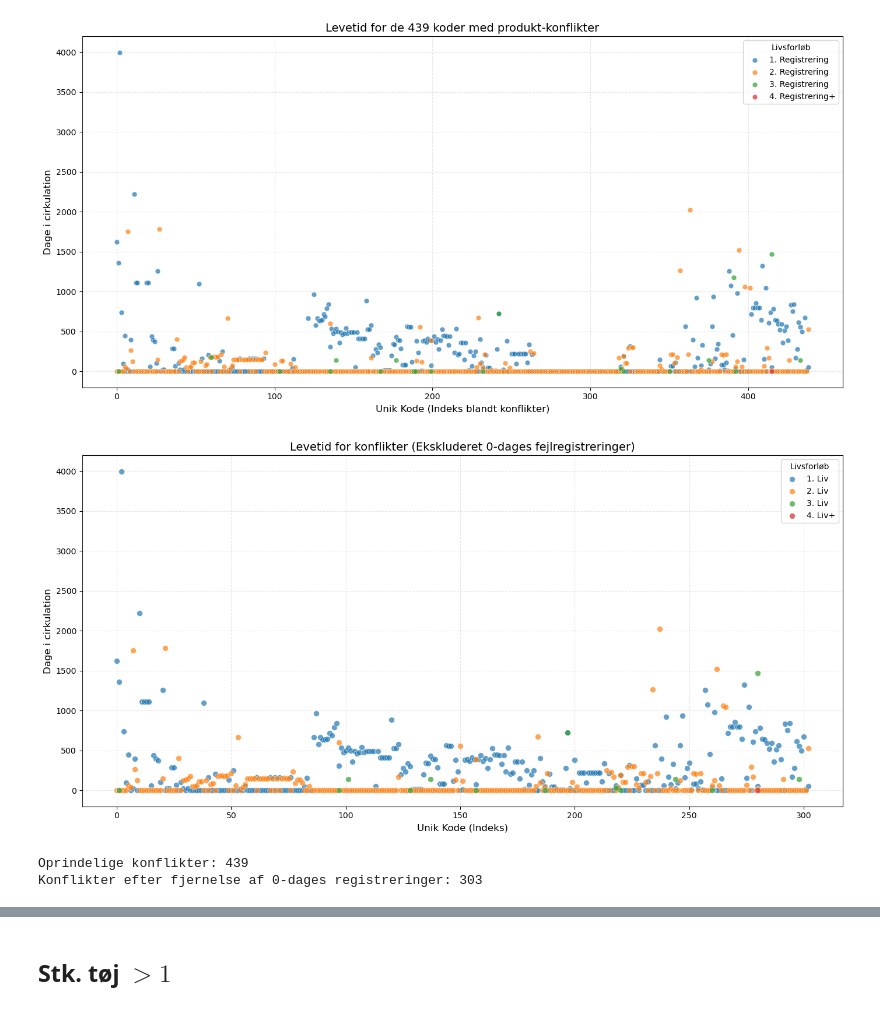
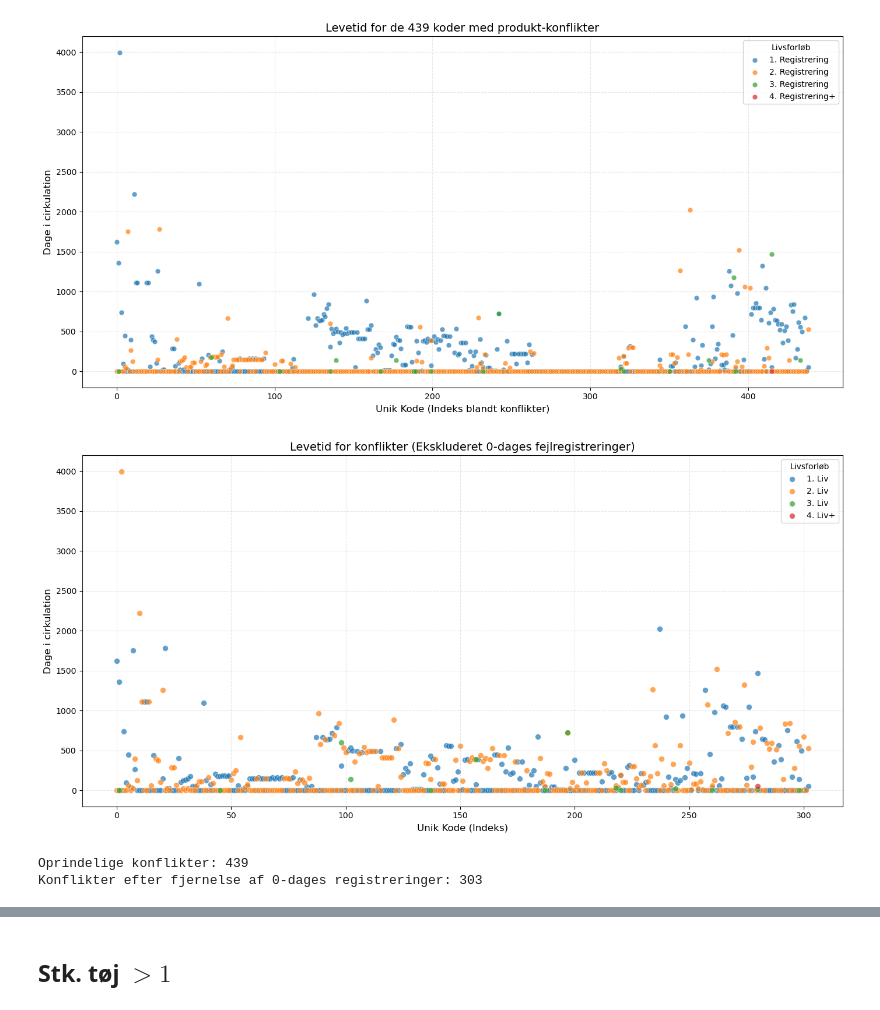
Before and after one commit to Mathias2209/Dataprojekt, a Jupyter notebook: indledende dataanalyse/Conflicting UI.ipynb, the cells around one changed output, grey strips where cells are left out. Saved outputs shown, nothing was run; the diff lists cells and outputs as text; code cells hidden in the pictures.

```diff
--- a/indledende dataanalyse/Conflicting UI.ipynb
+++ b/indledende dataanalyse/Conflicting UI.ipynb
@@ -10,24 +8,2 @@ import matplotlib.pyplot as plt
 # %% [markdown]
 # Indlæs data
-# %%
-# 1. Lav en liste over de specifikke filnavne
-# Vi leder efter filer, der starter med 'PLC'
-folder = Path('C:/Users/tobi4/OneDrive - Aarhus universitet/UNI/4. Semester/Dataprojekt/2023 AAR vaskeri data')
-files = list(folder.glob("PLC*.xlsx"))
-
-
-# Sørg for at 'Maj' er med her
-month_map = {
-    'Jan': 1, 'Feb': 2, 'Mar': 3, 'Apr': 4, 'Maj': 5, 'Jun': 6,
-    'Jul': 7, 'Aug': 8, 'Sep': 9, 'Okt': 10, 'Nov': 11, 'Dec': 12
-}
-
-# Og sørg for at 'Maj' er med i din Regex her:
-regex_pattern = r"(Jan|Feb|Mar|Apr|Maj|Jun|Jul|Aug|Sep|Okt|Nov|Dec)"
-
-
-data = []
-for f in files:
-    temp_df = pd.read_excel(f, skiprows=2)
-    temp_df["source_file"] = f.name
-    data.append(temp_df)
@@ -67,7 +39,7 @@ Index(['Produkt - Produkt', 'Kassationsårsag (ui)',
 ### Gentagelser af "Unikke koder"
 # %%
 n_unique_prod_year = (
-    all_data
+    df
     .dropna(subset=["Unik Kode (ui)"])
     .groupby("Unik Kode (ui)")["Produkt - Produkt"] #group by ui and look at product for each group
     .nunique() #counting how many products each ui maps to
@@ -75,8 +47,8 @@ n_unique_prod_year = (
 bad_ui_year = n_unique_prod_year[n_unique_prod_year > 1].index #filter for only conflicting ui's
 
 conflicts_year = (
-            all_data[all_data["Unik Kode (ui)"].isin(bad_ui_year)] #selecting rows which ui's are non-unique
-            .loc[:, ["Unik Kode (ui)", "Produkt - Produkt", "source_file"]] # selecting only the stated rows
+            df[df["Unik Kode (ui)"].isin(bad_ui_year)] #selecting rows which ui's are non-unique
+            .loc[:, ["Unik Kode (ui)", "Produkt - Produkt"]] # selecting only the stated rows
             .drop_duplicates() #dropping duplicates of bad ui's (same prod, same ui, same file)
             .sort_values(["Unik Kode (ui)", "Produkt - Produkt"]) #sorting for readability
         )
@@ -102,26 +68,23 @@ Number of conflicting UI codes in full dataset: 439
 # %% [markdown]
 ### Plot/ Tabel
 # %%
-# 2. Filtrer all_data for kun at beholde de koder, der har konflikter
-conflicts_raw = all_data[all_data["Unik Kode (ui)"].isin(bad_ui_year)]
+# Filtrer df for kun at beholde de koder, der har konflikter
+conflicts_raw = df[df["Unik Kode (ui)"].isin(bad_ui_year)]
 
-# 3. Aggreger til én række pr. kode med lister
-# Vi bruger .unique() på produktnavne for at se de forskellige navne,
-# men beholder hele historikken for dage og årsager.
+# Aggreger til én række pr. kode med lister
 conflicts_grouped = (
     conflicts_raw
     .groupby("Unik Kode (ui)")
     .agg({
         "Produkt - Produkt": lambda x: list(x.unique()),
         "Dage i cirkulation": list,
-        "Kassationsårsag (ui)": list,
-        "source_file": list
+        "Kassationsårsag (ui)": list
     })
     .reset_index()
 )
 
 # Omdøb kolonner for klarhed
-conflicts_grouped.columns = ["Unik Kode (ui)", "Produktnavne", "Dage_Historik", "Aarsager_Historik", "Måned"]
+conflicts_grouped.columns = ["Unik Kode (ui)", "Produktnavne", "Dage_Historik", "Aarsager_Historik"]
 
 conflicts_grouped.head(10)
 # %% [output]
@@ -177,9 +140,9 @@ plt.show()
 [figure]
 # %%
 # 2. Aggregering til én række pr. UI
-conflicts_raw = all_data[all_data["Unik Kode (ui)"].isin(bad_ui_year)].copy()
+conflicts_raw = df[df["Unik Kode (ui)"].isin(bad_ui_year)].copy()
 # Vi sikrer os at de er sorteret efter måned (Month_Num skal være oprettet tidligere)
-conflicts_raw = conflicts_raw.sort_values(['Unik Kode (ui)', 'source_file'])
+conflicts_raw = conflicts_raw.sort_values(['Unik Kode (ui)'])
 
 conflicts_grouped = (
     conflicts_raw
@@ -212,34 +175,34 @@ for i, row in conflicts_filtered.reset_index().iterrows():
             'Dage': dage,
             'Liv_Nummer': index + 1
         })
 
 plot_df = pd.DataFrame(plot_data)
 
 # 5. Scatterplot over de reelle konflikter
 plt.figure(figsize=(14, 7))
 colors = {1: '#1f77b4', 2: '#ff7f0e', 3: '#2ca02c', 4: '#d62728'}
 labels = {1: '1. Liv', 2: '2. Liv', 3: '3. Liv', 4: '4. Liv+'}
 
 for life in sorted(plot_df['Liv_Nummer'].unique()):
     subset = plot_df[plot_df['Liv_Nummer'] == life]
     plt.scatter(subset['ID_Index'], subset['Dage'],
                 color=colors.get(life, 'black'),
                 label=labels.get(life),
                 alpha=0.7, s=50, edgecolors='w', linewidth=0.5)
 
 plt.title(f'Levetid for konflikter (Ekskluderet 0-dages fejlregistreringer)', fontsize=14)
 plt.xlabel('Unik Kode (Indeks)', fontsize=12)
 plt.ylabel('Dage i cirkulation', fontsize=12)
 plt.legend(title="Livsforløb")
 plt.grid(True, linestyle='--', alpha=0.3)
 
 plt.tight_layout()
 plt.show()
 
 print(f"Oprindelige konflikter: {len(conflicts_grouped)}")
 print(f"Konflikter efter fjernelse af 0-dages registreringer: {len(conflicts_filtered)}")
 # %% [output]
-[figure, old version]
+[figure, new version]
 Oprindelige konflikter: 439
 Konflikter efter fjernelse af 0-dages registreringer: 303
 # %%
```
Also changed, not shown: parts of 12 cells of this notebook.
